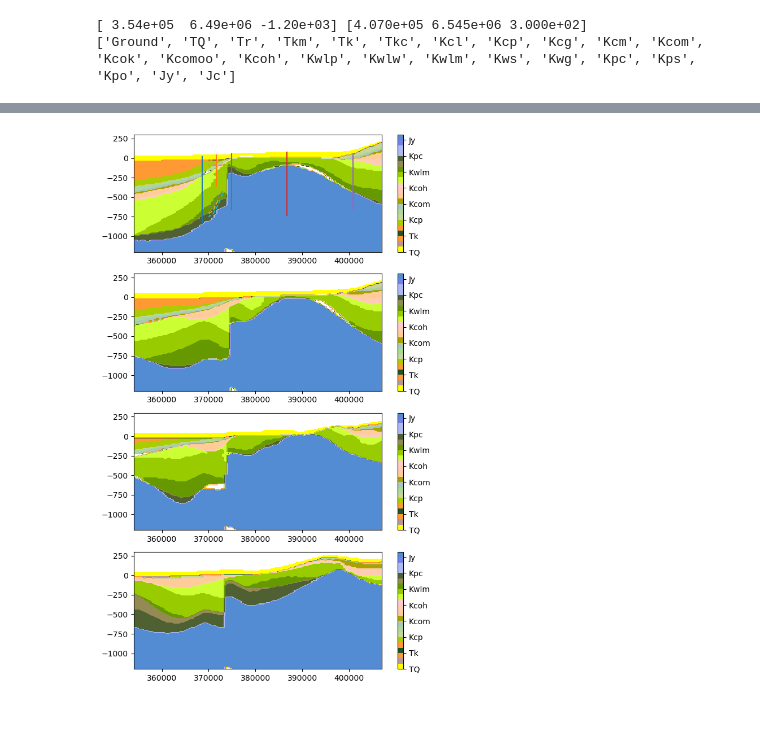
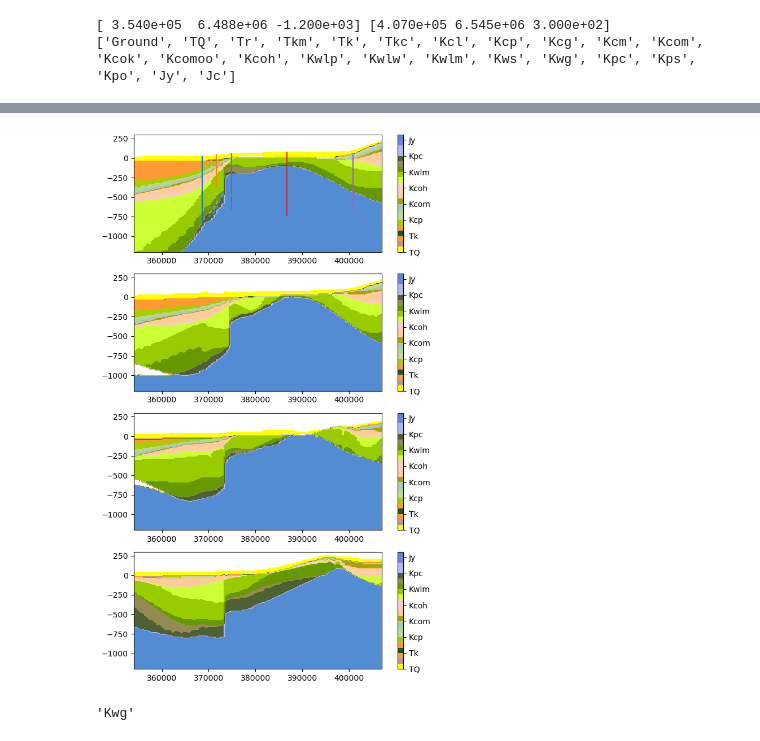
Before and after one commit to malvina-chmielarski/Otorowiri, a Jupyter notebook: scripts/badaminna_geo.ipynb, the cells around one changed output, grey strips where cells are left out. Drawn from its saved outputs; the diff is of its cells as text; code cells hidden in the pictures.

```diff
--- a/scripts/badaminna_geo.ipynb
+++ b/scripts/badaminna_geo.ipynb
@@ -328,7 +349,7 @@ def make_fault_cloud(fx,fy):
             for k in range(20):
                 x.append(fx[ff] + (fx[ff+1]-fx[ff])/49*float(i)-k*25.)
                 y.append(fy[ff] + (fy[ff+1]-fy[ff])/49*float(i))
-                z.append(-200-1000/19.* float(k) )
+                z.append(-200)
                 nx.append(nx1)
                 ny.append(ny1)
                 nz.append(nz1)
@@ -347,6 +368,7 @@ def make_fault_cloud(fx,fy):
                 "nx": [nx[i]],
                 "ny": [ny[i]],
                 "nz": [nz[i]],
+                "for_Kerry" : ["Fault_cloud"]
             }
         )
         rows.append(df_new_row)
@@ -424,12 +446,13 @@ class GM:
                 "nx": [0],
                 "ny": [0],
                 "nz": [1],
+                "for_Kerry": ['Control_point']
                 }
                 )
             self.CP_rows = [df_new_row]
         else:
             self.CP_rows = []
-            for i in len(x):
+            for i in range(len(x)):
                 df_new_row = pd.DataFrame.from_records(
                     {
                         "X": [x[i]],
@@ -437,9 +460,10 @@ class GM:
                         "Z": [z[i]],
                         "val": [val[i]],
                         "feature_name": [feat[i]],
-                        "nx": [nx[i]],
-                        "ny": [ny[i]],
-                        "nz": [nz[i]],
+                        "nx": [0],
+                        "ny": [0],
+                        "nz": [1],
+                        "for_Kerry": ['Control_point']
                     }
                 )
                 self.CP_rows.append(df_new_row)
@@ -547,17 +571,17 @@ class GM:
         UC7 = self.geomodel.add_onlap_unconformity(
             self.geomodel["NC7_FEAT"], 0
         )
-        '''#Carnac is just unusual, but sometimes it can overly the ottorowirri directly.
-        CARN = self.geomodel.create_and_add_foliation(
+        #Carnac is just unusual, but sometimes it can overly the ottorowirri directly.
+        """CARN = self.geomodel.create_and_add_foliation(
             "Carnac", nelements=1e4, buffer=0.1
-        )
+        )"""
         CARN_UC = self.geomodel.create_and_add_foliation(
             "NC8_FEAT", nelements=1e4, buffer=0.1
         )
-        UC8 = self.geomodel.add_onlap_unconformity(
+        """UC8 = self.geomodel.add_onlap_unconformity(
             self.geomodel["NC8_FEAT"], 0
-        )"""
-        """PARM = self.geomodel.create_and_add_foliation(
+        )
+        PARM = self.geomodel.create_and_add_foliation(
             "Parmelia", nelements=1e4, buffer=0.1
         )
         PARM_UC = self.geomodel.create_and_add_foliation(
@@ -577,7 +601,7 @@ class GM:
                 faultfunction = self.faultfunction,
                 force_mesh_geometry=True,
                 nelements=1e3,
-            )'''
+            )"""
         YARR = self.geomodel.create_and_add_foliation(
             "Yarragadee", nelements=1e4, buffer=0.1
         )
@@ -587,15 +611,21 @@ class GM:
         self.geomodel.update()
         #makes self.geomodel
 # %%
-x0, x1, y0, y1, z0, z1 = 354000, 407000, 6490000, 6545000, -1200, 300
+x0, x1, y0, y1, z0, z1 = 354000, 407000, 6488000, 6545000, -1200, 300
 origin = np.array([x0, y0, z0]).astype(float)
 maximum = np.array([x1, y1, z1]).astype(float)
 print(origin,maximum)
 Lmod = GM(origin,maximum)
 fx = [374540,374541,374000,374700,374750,373500,374000,374001]
 fy = [6490000,6502303,6515000,6520000,6525000,6530000,6545000,6550000]
-dmax = 200.
+dmax = 150.
 Lmod.add_fault(fx,fy,dmax)
+cx = [372107,372107,372107,372107,372107,372107]
+cy = [6528279.3,6528279.3,6528279.3,6528279.3,6528279.3,6528279.3]
+cz = [-700.,-700.,-770,-770.,-770.,-770.]
+cval = [-947,0, -1109,0,0,0]
+cfeat = ['Leederville','NC6_FEAT','Warnbro','NC7_FEAT','NC8_FEAT','NC9_FEAT']
+#Lmod.add_control_points(cx,cy,cz,cval,cfeat)
 Lmod.make_geomodel()
 y_transects = [
     6515000,
@@ -653,5 +683,5 @@ for i in range(4):
 
 plt.tight_layout()
 # %% [output]
-[ 3.54e+05  6.49e+06 -1.20e+03] [4.070e+05 6.545e+06 3.000e+02]
+[ 3.540e+05  6.488e+06 -1.200e+03] [4.070e+05 6.545e+06 3.000e+02]
 ['Ground', 'TQ', 'Tr', 'Tkm', 'Tk', 'Tkc', 'Kcl', 'Kcp', 'Kcg', 'Kcm', 'Kcom', 'Kcok', 'Kcomoo', 'Kcoh', 'Kwlp', 'Kwlw', 'Kwlm', 'Kws', 'Kwg', 'Kpc', 'Kps', 'Kpo', 'Jy', 'Jc']
@@ -667 +698,5 @@ ERROR: 2024-05-22 21:43:57,039: geological_model.py:1540 -- Model does not conta
-[figure, old version]
+[figure, new version]
+# %%
+Lmod.lithcodes[18]
+# %% [output]
+'Kwg'
```
Also changed, not shown: parts of 4 cells of this notebook, 1 other file.
